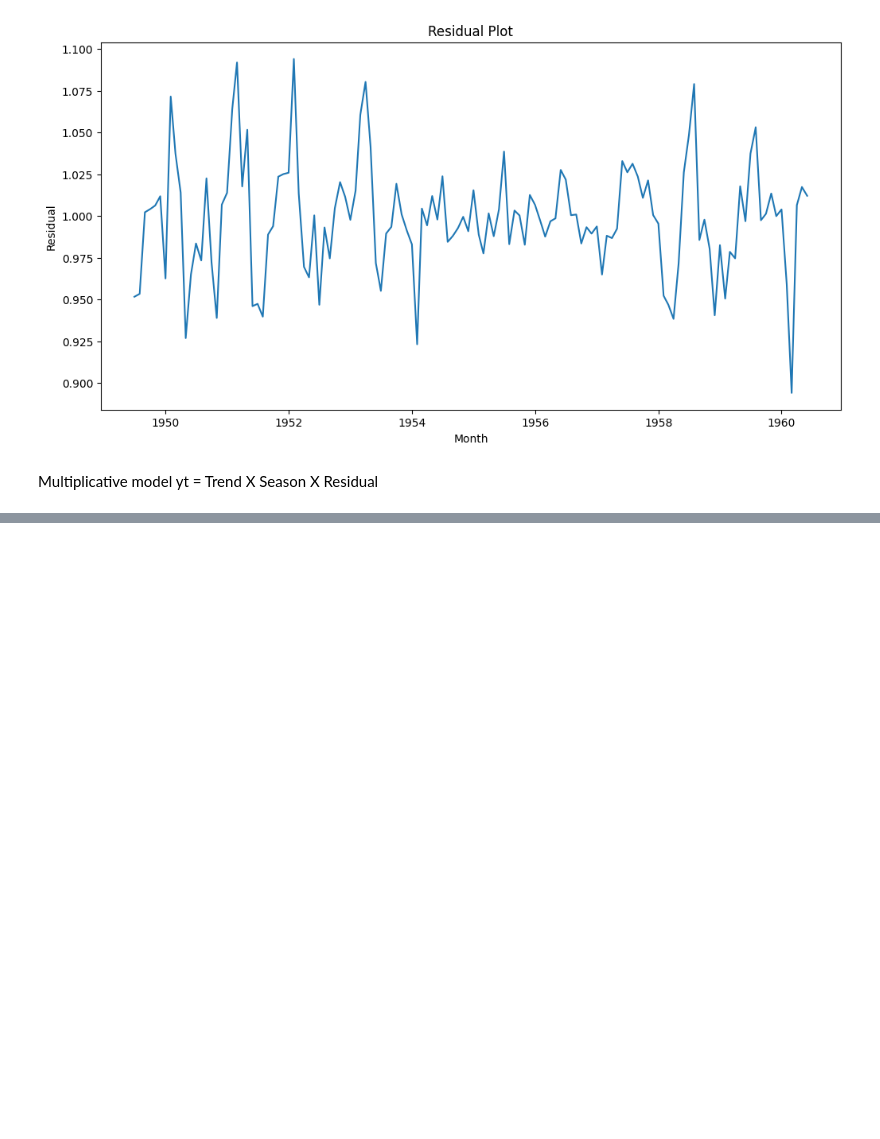
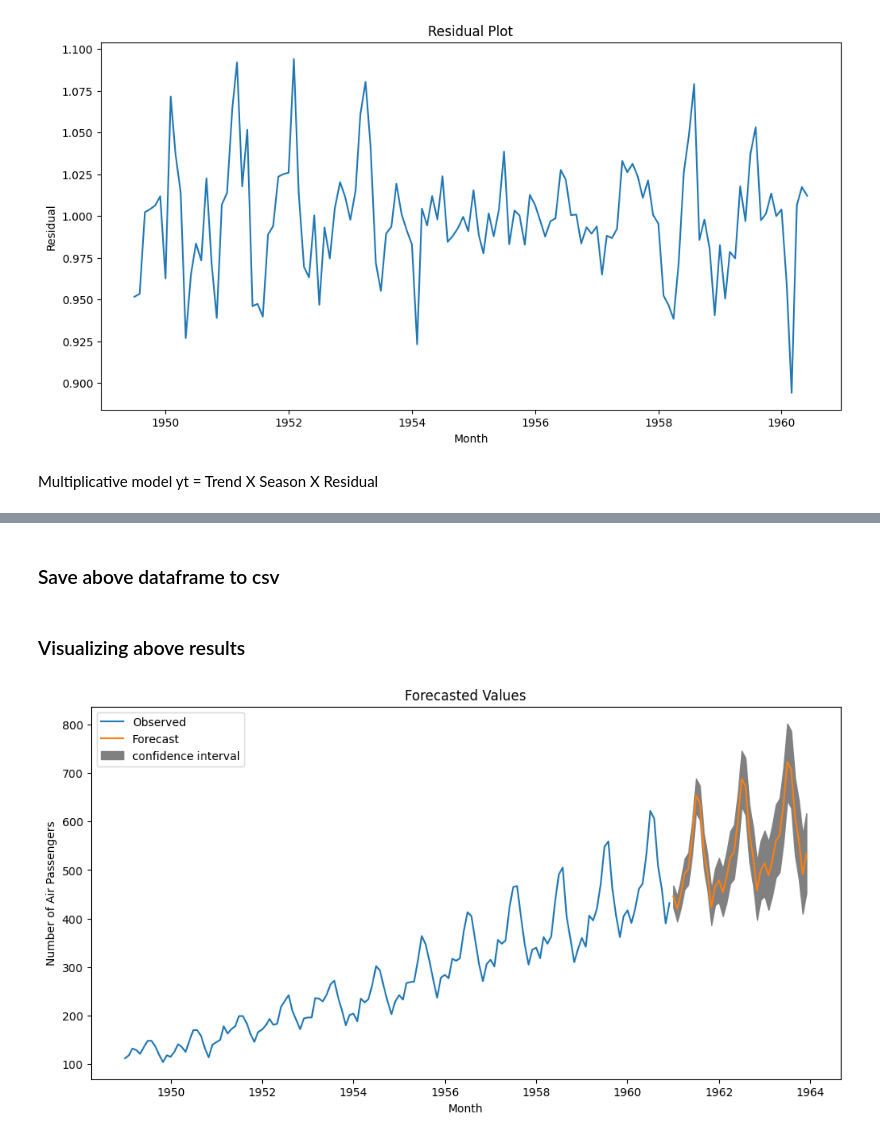
Before and after one commit to utkarshg1/VSCode_Thu_Fri_6_8pm, a Jupyter notebook: Time Series Analysis/TimeSeries.ipynb, the cells around one changed output, grey strips where cells are left out. Cells and saved outputs as stored; diff of their text form; code cells hidden in the pictures; blank space fills up the shorter version.

Commit message:
Forecasting

```diff
--- a/Time Series Analysis/TimeSeries.ipynb
+++ b/Time Series Analysis/TimeSeries.ipynb
@@ -113,0 +218,4 @@ Multiplicative model yt = Trend X Season X Residual
+# %%
+df_forecast = forecast.to_frame()
+df_forecast.columns = ['forecast']
+df_forecast
@@ -113,0 +240,2 @@ Multiplicative model yt = Trend X Season X Residual
+# %%
+df_forecast[['Low_conf', 'Upper_conf']] = conf
@@ -113,0 +262,2 @@ Multiplicative model yt = Trend X Season X Residual
+# %%
+df_forecast['forecast'] = df_forecast['forecast'].apply(round)
@@ -113,0 +273,3 @@ Multiplicative model yt = Trend X Season X Residual
+# %%
+for i in df_forecast.columns:
+    df_forecast[i] = df_forecast[i].apply(round)
@@ -113,0 +296,2 @@ Multiplicative model yt = Trend X Season X Residual
+# %% [markdown]
+### Save above dataframe to csv
@@ -113,0 +300,14 @@ Multiplicative model yt = Trend X Season X Residual
+# %% [markdown]
+### Visualizing above results
+# %%
+plt.figure(figsize=(12,6))
+plt.plot(df['nPass'], label='Observed')
+plt.plot(df_forecast['forecast'], label='Forecast')
+plt.fill_between(df_forecast.index, df_forecast['Low_conf'], df_forecast['Upper_conf'], color='gray', label='confidence interval')
+plt.xlabel('Month')
+plt.ylabel('Number of Air Passengers')
+plt.title('Forecasted Values')
+plt.legend()
+plt.show()
+# %% [output]
+[figure, added]
```
Also changed, not shown: parts of 23 cells of this notebook, 1 other file.
